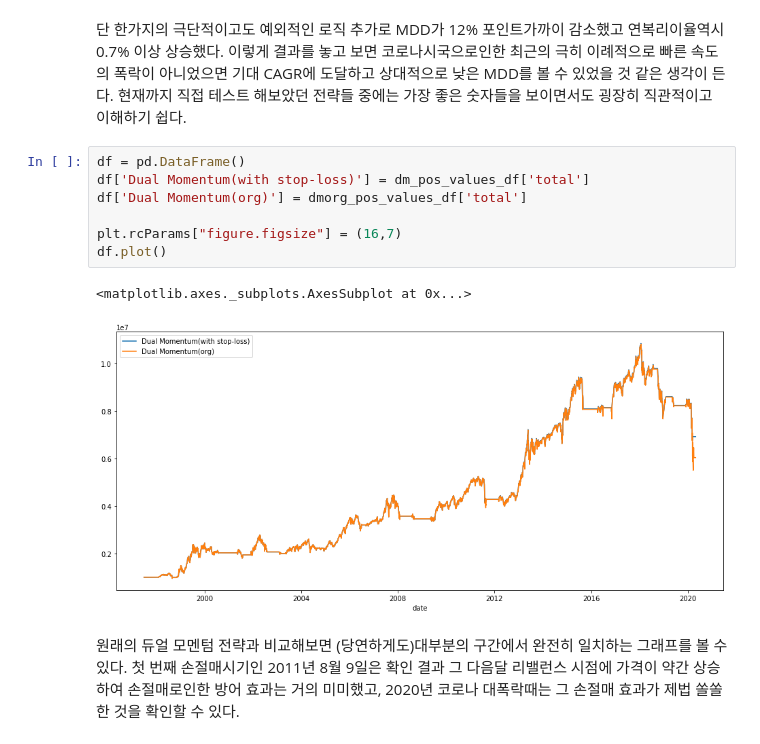
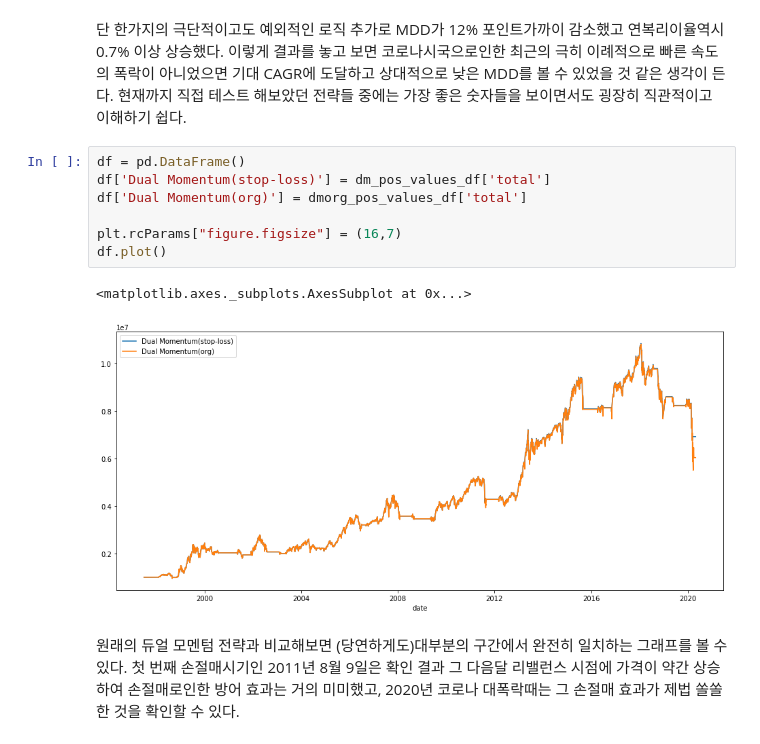
Before and after one commit to samuel281/qu-ant, a Jupyter notebook: notebooks/examples/ch4/dual_momentum_with_stop_loss.ipynb, the cells around one changed output. Saved outputs shown, nothing was run; the diff lists cells and outputs as text.

```diff
--- a/notebooks/examples/ch4/dual_momentum_with_stop_loss.ipynb
+++ b/notebooks/examples/ch4/dual_momentum_with_stop_loss.ipynb
@@ -198,14 +177,14 @@ overall_report_df
 이렇게 결과를 놓고 보면 코로나시국으로인한 최근의 극히 이례적으로 빠른 속도의 폭락이 아니었으면 기대 CAGR에 도달하고 상대적으로 낮은 MDD를 볼 수 있었을 것 같은 생각이 든다. 현재까지 직접 테스트 해보았던 전략들 중에는 가장 좋은 숫자들을 보이면서도 굉장히 직관적이고 이해하기 쉽다.
 # %%
 df = pd.DataFrame()
-df['Dual Momentum(with stop-loss)'] = dm_pos_values_df['total']
+df['Dual Momentum(stop-loss)'] = dm_pos_values_df['total']
 df['Dual Momentum(org)'] = dmorg_pos_values_df['total']
 
 plt.rcParams["figure.figsize"] = (16,7)
 df.plot()
 # %% [output]
 <matplotlib.axes._subplots.AxesSubplot at 0x...>
-[figure, old version]
+[figure, new version]
 # %% [markdown]
 원래의 듀얼 모멘텀 전략과 비교해보면 (당연하게도)대부분의 구간에서 완전히 일치하는 그래프를 볼 수 있다.
 첫 번째 손절매시기인 2011년 8월 9일은 확인 결과 그 다음달 리밸런스 시점에 가격이 약간 상승하여 손절매로인한 방어 효과는 거의 미미했고, 2020년 코로나 대폭락때는 그 손절매 효과가 제법 쏠쏠한 것을 확인할 수 있다.
```
Also changed, not shown: parts of 5 cells of this notebook.
